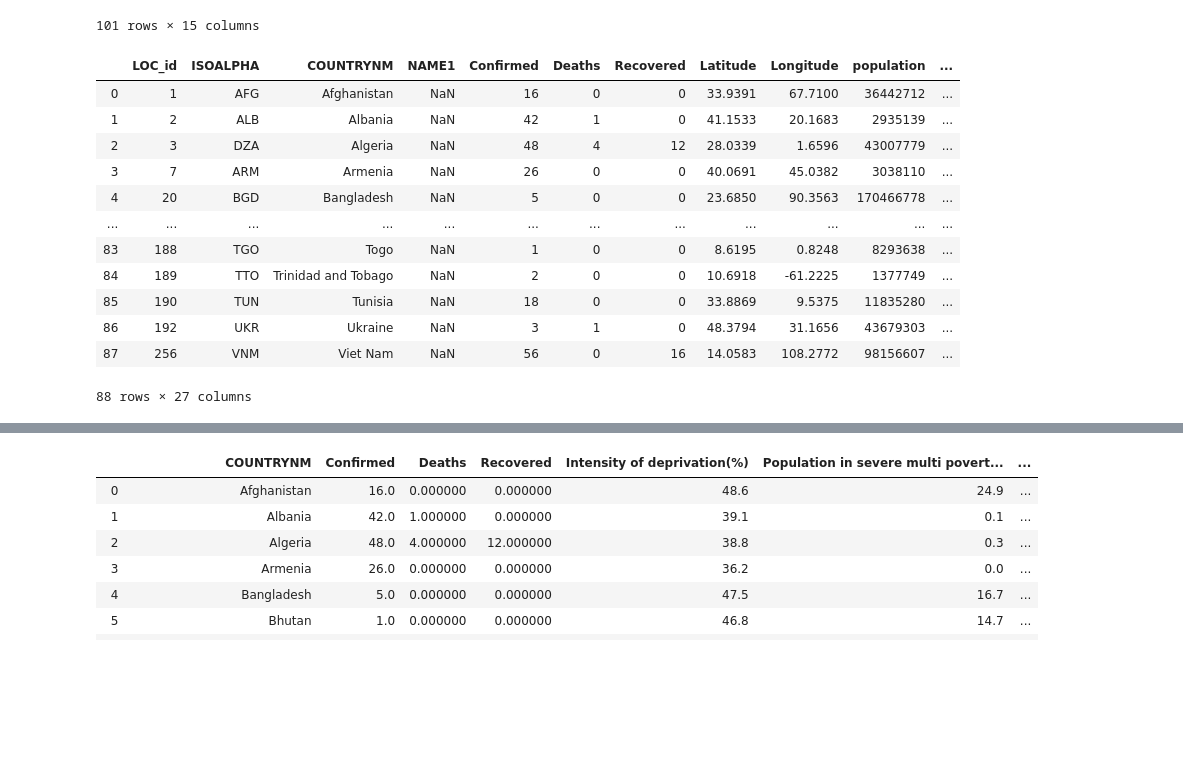
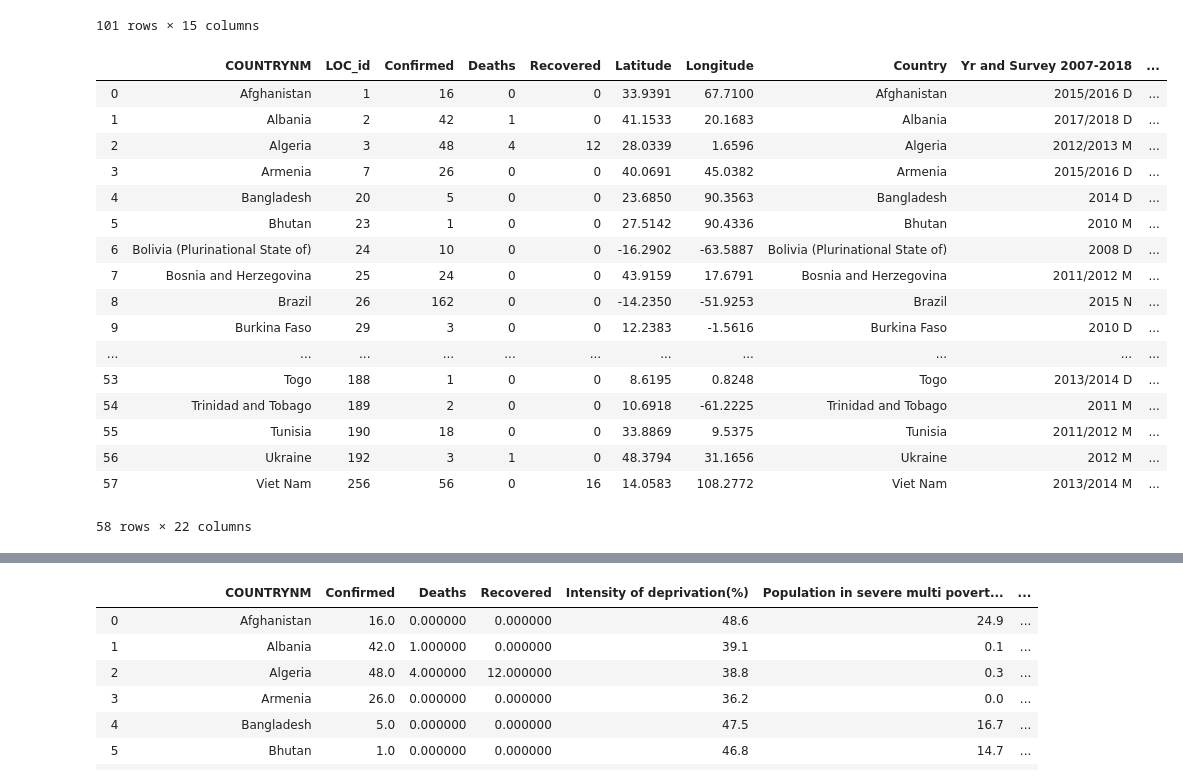
Before and after one commit to kyranduncan/project_1, a Jupyter notebook: Covid19 Socio Economic Impact.ipynb, the cells around one changed output, grey strips where cells are left out. Saved outputs shown, nothing was run; the diff lists cells and outputs as text; code cells hidden in the pictures; blank space fills up the shorter version.

```diff
--- a/Covid19 Socio Economic Impact.ipynb
+++ b/Covid19 Socio Economic Impact.ipynb
@@ -24,3 +28,6 @@ covid19_df
 | 254 | 255 | VEN | Venezuela (Bolivarian Republic of) | NaN | 10 | 0 | 0 | 6.4238 | -66.5897 | 33116328 | ... |
 | 255 | 256 | VNM | Viet Nam | NaN | 56 | 0 | 16 | 14.0583 | 108.2772 | 98156607 | ... |
 256 rows × 12 columns
+# %%
+grouped_covid19_df = covid19_df.groupby("COUNTRYNM").sum().reset_index()
+grouped_covid19_df
@@ -45,20 +66,25 @@ mpi_df
 | 100 | Zimbabwe | 2015 D | 0.137 | 31.8 | 42.9 | 5,018 | ... |
 101 rows × 15 columns
 # %%
-merged_df = covid19_df.merge(mpi_df, how='inner', left_on='COUNTRYNM', right_on='Country')
+merged_df = grouped_covid19_df.merge(mpi_df, how='inner', left_on='COUNTRYNM', right_on='Country')
 merged_df
 # %% [output]
-|  | LOC_id | ISOALPHA | COUNTRYNM | NAME1 | Confirmed | Deaths | Recovered | Latitude | Longitude | population | ... |
-| 0 | 1 | AFG | Afghanistan | NaN | 16 | 0 | 0 | 33.9391 | 67.7100 | 36442712 | ... |
-| 1 | 2 | ALB | Albania | NaN | 42 | 1 | 0 | 41.1533 | 20.1683 | 2935139 | ... |
-| 2 | 3 | DZA | Algeria | NaN | 48 | 4 | 12 | 28.0339 | 1.6596 | 43007779 | ... |
-| 3 | 7 | ARM | Armenia | NaN | 26 | 0 | 0 | 40.0691 | 45.0382 | 3038110 | ... |
-| 4 | 20 | BGD | Bangladesh | NaN | 5 | 0 | 0 | 23.6850 | 90.3563 | 170466778 | ... |
-| ... | ... | ... | ... | ... | ... | ... | ... | ... | ... | ... | ... |
-| 83 | 188 | TGO | Togo | NaN | 1 | 0 | 0 | 8.6195 | 0.8248 | 8293638 | ... |
-| 84 | 189 | TTO | Trinidad and Tobago | NaN | 2 | 0 | 0 | 10.6918 | -61.2225 | 1377749 | ... |
-| 85 | 190 | TUN | Tunisia | NaN | 18 | 0 | 0 | 33.8869 | 9.5375 | 11835280 | ... |
-| 86 | 192 | UKR | Ukraine | NaN | 3 | 1 | 0 | 48.3794 | 31.1656 | 43679303 | ... |
-| 87 | 256 | VNM | Viet Nam | NaN | 56 | 0 | 16 | 14.0583 | 108.2772 | 98156607 | ... |
+|  | COUNTRYNM | LOC_id | Confirmed | Deaths | Recovered | Latitude | Longitude | Country | Yr and Survey 2007-2018 | ... |
+| 0 | Afghanistan | 1 | 16 | 0 | 0 | 33.9391 | 67.7100 | Afghanistan | 2015/2016 D | ... |
+| 1 | Albania | 2 | 42 | 1 | 0 | 41.1533 | 20.1683 | Albania | 2017/2018 D | ... |
+| 2 | Algeria | 3 | 48 | 4 | 12 | 28.0339 | 1.6596 | Algeria | 2012/2013 M | ... |
+| 3 | Armenia | 7 | 26 | 0 | 0 | 40.0691 | 45.0382 | Armenia | 2015/2016 D | ... |
+| 4 | Bangladesh | 20 | 5 | 0 | 0 | 23.6850 | 90.3563 | Bangladesh | 2014 D | ... |
+| 5 | Bhutan | 23 | 1 | 0 | 0 | 27.5142 | 90.4336 | Bhutan | 2010 M | ... |
+| 6 | Bolivia (Plurinational State of) | 24 | 10 | 0 | 0 | -16.2902 | -63.5887 | Bolivia (Plurinational State of) | 2008 D | ... |
+| 7 | Bosnia and Herzegovina | 25 | 24 | 0 | 0 | 43.9159 | 17.6791 | Bosnia and Herzegovina | 2011/2012 M | ... |
+| 8 | Brazil | 26 | 162 | 0 | 0 | -14.2350 | -51.9253 | Brazil | 2015 N | ... |
+| 9 | Burkina Faso | 29 | 3 | 0 | 0 | 12.2383 | -1.5616 | Burkina Faso | 2010 D | ... |
+| ... | ... | ... | ... | ... | ... | ... | ... | ... | ... | ... |
+| 53 | Togo | 188 | 1 | 0 | 0 | 8.6195 | 0.8248 | Togo | 2013/2014 D | ... |
+| 54 | Trinidad and Tobago | 189 | 2 | 0 | 0 | 10.6918 | -61.2225 | Trinidad and Tobago | 2011 M | ... |
+| 55 | Tunisia | 190 | 18 | 0 | 0 | 33.8869 | 9.5375 | Tunisia | 2011/2012 M | ... |
+| 56 | Ukraine | 192 | 3 | 1 | 0 | 48.3794 | 31.1656 | Ukraine | 2012 M | ... |
+| 57 | Viet Nam | 256 | 56 | 0 | 16 | 14.0583 | 108.2772 | Viet Nam | 2013/2014 M | ... |
-88 rows × 27 columns
+58 rows × 22 columns
 # %%
```
Also changed, not shown: parts of 12 cells of this notebook, 2 other files.
